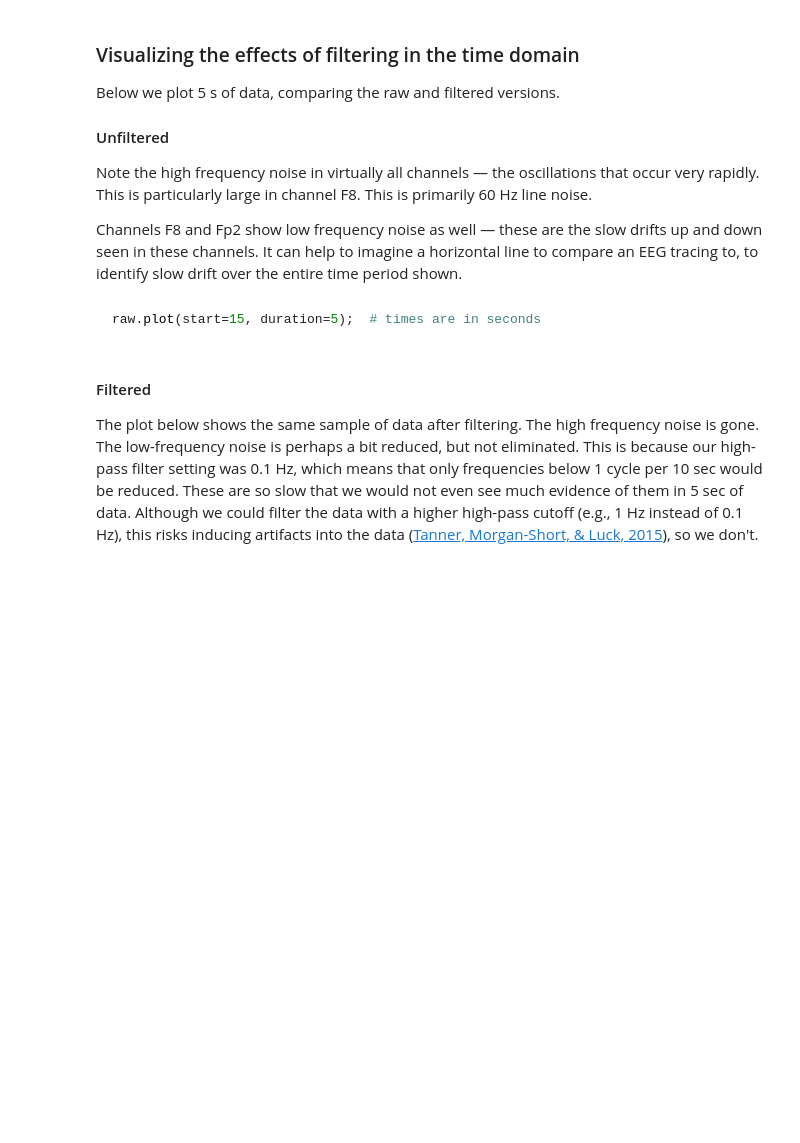
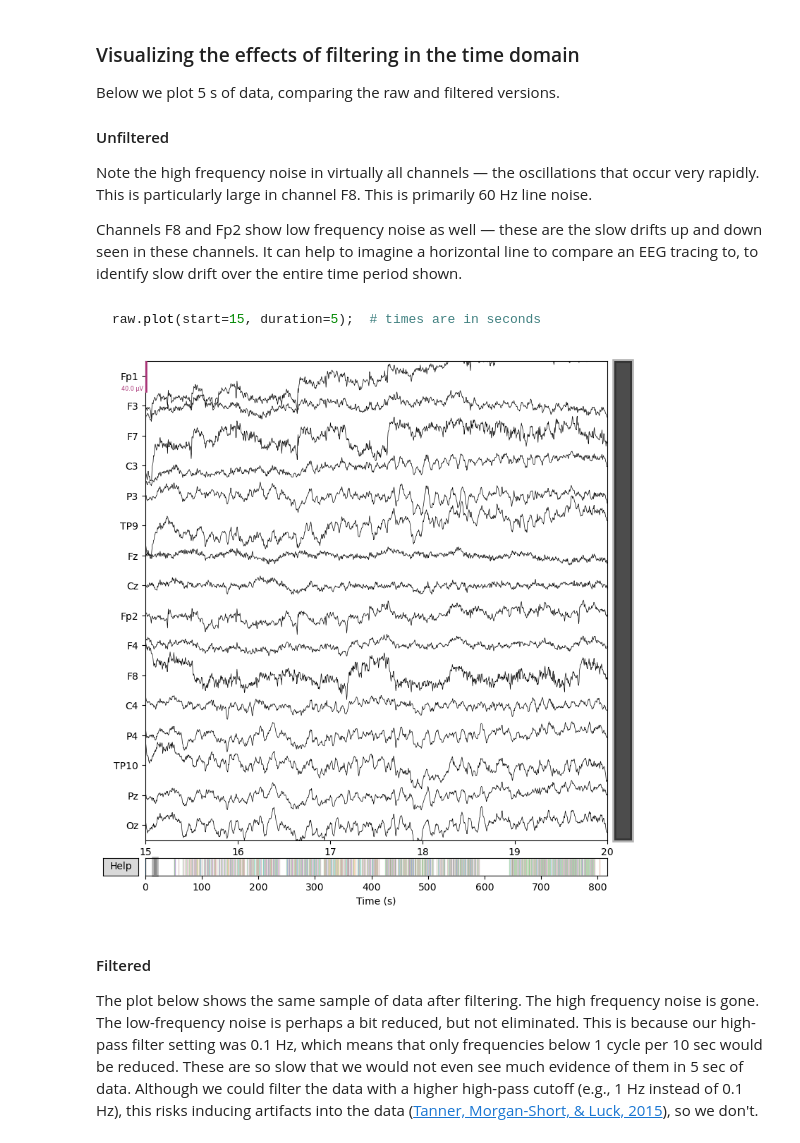
Before and after one commit to stochastic-bean/NDSCH7-Working-with-EEG-data, a Jupyter notebook: 2 - erp_filtering.ipynb, the cells around one changed output. Drawn from its saved outputs; the diff is of its cells as text; code cells hidden in the pictures; blank space fills up the shorter version.

```diff
--- a/2 - erp_filtering.ipynb
+++ b/2 - erp_filtering.ipynb
@@ -151,6 +169,10 @@ Channels F8 and Fp2 show low frequency noise as well — these are the slow dri
 ~~~python
 raw.plot(start=15, duration=5);  # times are in seconds
 ~~~
+# %%
+raw.plot(start=15, duration=5);
+# %% [output]
+[figure, added]
 # %% [markdown]
 #### Filtered
 
```
Also changed, not shown: parts of 7 cells of this notebook, 2 other files.
